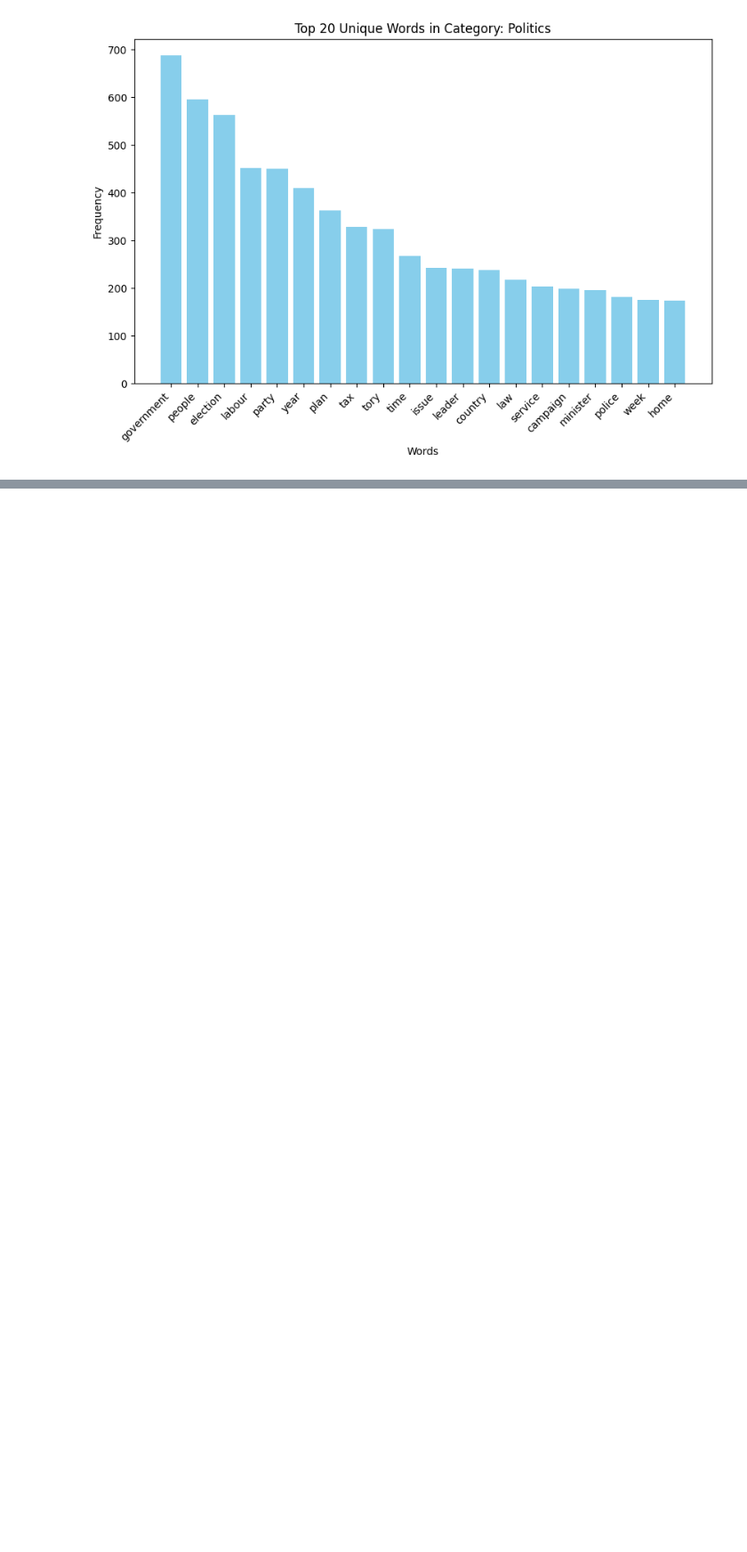
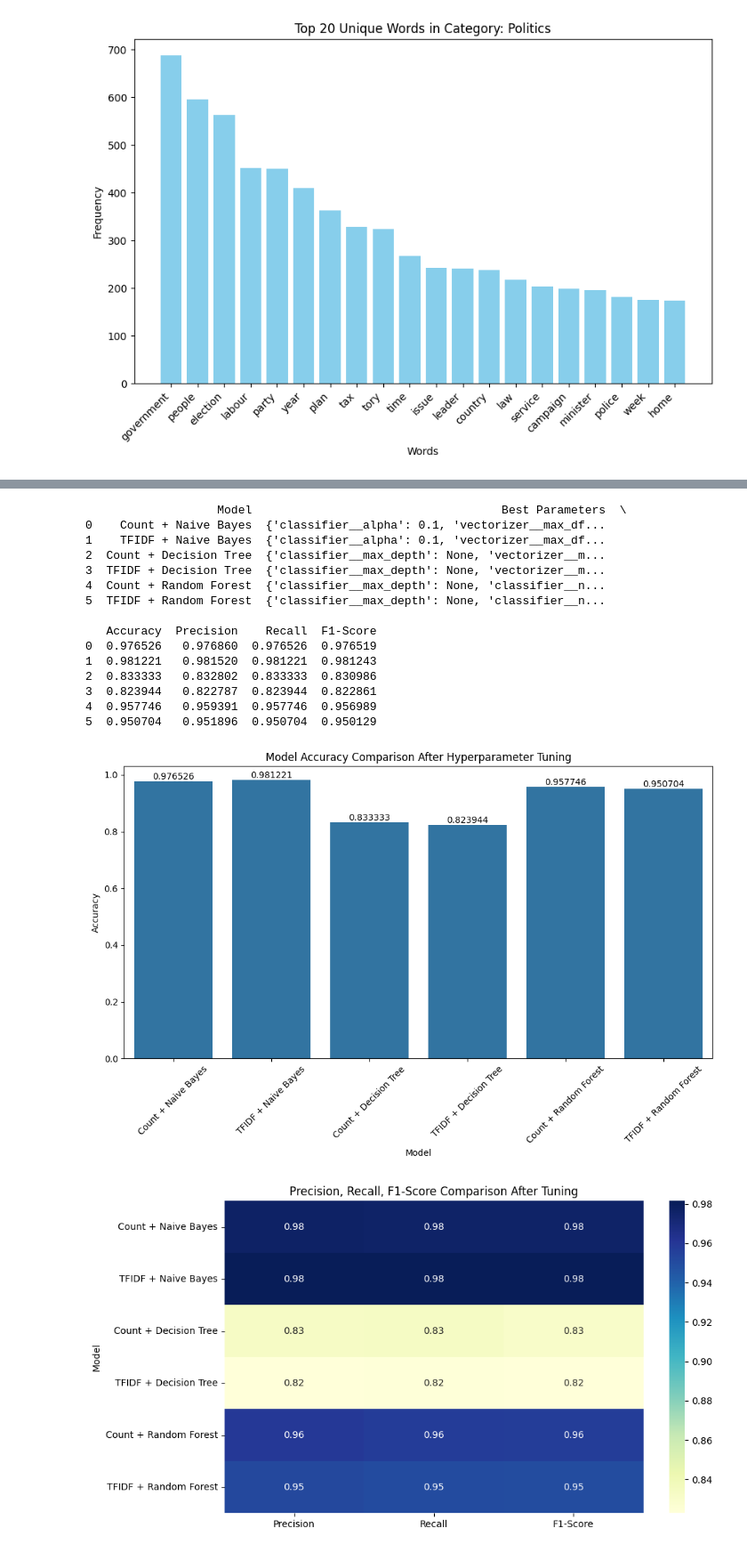
Before and after one commit to yedhuk/categorizing-news-articles-flipitnews, a Jupyter notebook: notebook/FlipItNews Business Case.ipynb, the cells around one changed output, grey strips where cells are left out. Shown at 89% size. Drawn from its saved outputs; the diff is of its cells as text; code cells hidden in the pictures; blank space fills up the shorter version.

```diff
--- a/notebook/FlipItNews Business Case.ipynb
+++ b/notebook/FlipItNews Business Case.ipynb
@@ -541,0 +830,40 @@ To https://github.com/yedhuk/categorizing-news-articles-flipitnews.git
+# %%
+# Convert results to a DataFrame
+results_df = pd.DataFrame(results)
+
+# Display the results table
+print(results_df)
+
+# Step 4: Visualize the improved metrics after hyperparameter tuning
+plt.figure(figsize=(12, 6))
+
+ax = sns.barplot(x="Model", y="Accuracy", data=results_df)
+ax.bar_label(ax.containers[0])
+plt.xticks(rotation=45)
+plt.title("Model Accuracy Comparison After Hyperparameter Tuning")
+plt.show()
+
+# Display precision, recall, and F1-score for each model as a heatmap
+metrics_df = results_df.set_index("Model")[["Precision", "Recall", "F1-Score"]]
+plt.figure(figsize=(10, 6))
+sns.heatmap(metrics_df, annot=True, cmap="YlGnBu", fmt=".2f")
+plt.title("Precision, Recall, F1-Score Comparison After Tuning")
+plt.show()
+# %% [output]
+                   Model                                    Best Parameters  \
+0    Count + Naive Bayes  {'classifier__alpha': 0.1, 'vectorizer__max_df...
+1    TFIDF + Naive Bayes  {'classifier__alpha': 0.1, 'vectorizer__max_df...
+2  Count + Decision Tree  {'classifier__max_depth': None, 'vectorizer__m...
+3  TFIDF + Decision Tree  {'classifier__max_depth': None, 'vectorizer__m...
+4  Count + Random Forest  {'classifier__max_depth': None, 'classifier__n...
+5  TFIDF + Random Forest  {'classifier__max_depth': None, 'classifier__n...
+
+   Accuracy  Precision    Recall  F1-Score
+0  0.976526   0.976860  0.976526  0.976519
+1  0.981221   0.981520  0.981221  0.981243
+2  0.833333   0.832802  0.833333  0.830986
+3  0.823944   0.822787  0.823944  0.822861
+4  0.957746   0.959391  0.957746  0.956989
+5  0.950704   0.951896  0.950704  0.950129
+[figure, added]
+[figure, added]
```
Also changed, not shown: parts of 37 cells of this notebook.
